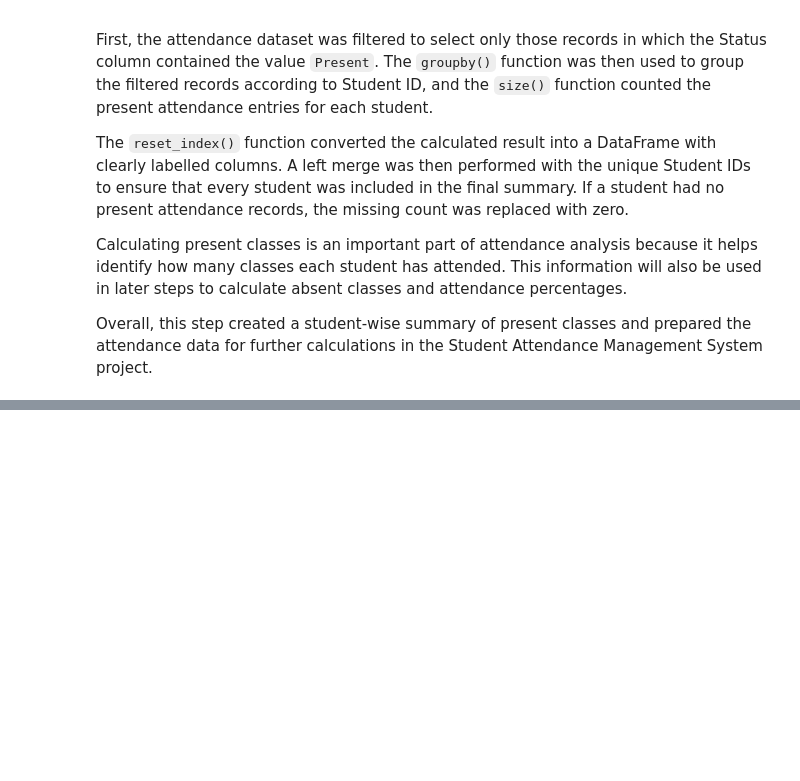
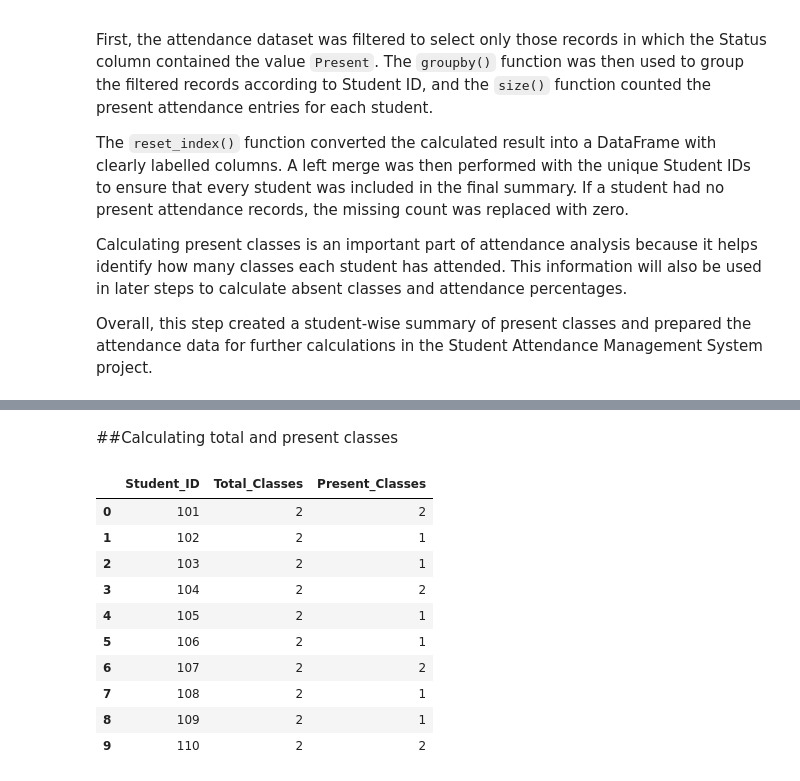
Before and after one commit to puja-200627/YBI_INTERNSHIP_PROJECTS, a Jupyter notebook: STUDENT_ATTENDANCE_MANAGEMENT_SYSTEM.ipynb, the cells around one changed output, grey strips where cells are left out. Cells and saved outputs as stored; diff of their text form; code cells hidden in the pictures; blank space fills up the shorter version.

```diff
--- a/STUDENT_ATTENDANCE_MANAGEMENT_SYSTEM.ipynb
+++ b/STUDENT_ATTENDANCE_MANAGEMENT_SYSTEM.ipynb
@@ -1398,0 +1405,68 @@ Overall, this step created a student-wise summary of present classes and prepare
+# %% [markdown]
+##Calculating total and present classes
+# %%
+import pandas as pd
+attendance_data = {
+    "Student_ID": [
+        101, 102, 103, 104, 105,
+        106, 107, 108, 109, 110,
+        101, 102, 103, 104, 105,
+        106, 107, 108, 109, 110
+    ],
+
+    "Date": [
+        "2026-09-01", "2026-09-01", "2026-09-01", "2026-09-01", "2026-09-01",
+        "2026-09-01", "2026-09-01", "2026-09-01", "2026-09-01", "2026-09-01",
+        "2026-09-02", "2026-09-02", "2026-09-02", "2026-09-02", "2026-09-02",
+        "2026-09-02", "2026-09-02", "2026-09-02", "2026-09-02", "2026-09-02"
+    ],
+
+    "Subject": [
+        "Python", "Python", "Python", "Python", "Python",
+        "Python", "Python", "Python", "Python", "Python",
+        "DBMS", "DBMS", "DBMS", "DBMS", "DBMS",
+        "DBMS", "DBMS", "DBMS", "DBMS", "DBMS"
+    ],
+
+    "Status": [
+        "Present", "Present", "Absent", "Present", "Present",
+        "Absent", "Present", "Present", "Absent", "Present",
+        "Present", "Absent", "Present", "Present", "Absent",
+        "Present", "Present", "Absent", "Present", "Present"
+    ]
+}
+
+attendance = pd.DataFrame(attendance_data)
+
+total_classes = attendance.groupby("Student_ID").size()
+
+present_classes = (
+    attendance[attendance["Status"] == "Present"]
+    .groupby("Student_ID")
+    .size()
+)
+
+attendance_summary = pd.DataFrame({
+    "Total_Classes": total_classes,
+    "Present_Classes": present_classes
+}).fillna(0)
+
+attendance_summary["Present_Classes"] = (
+    attendance_summary["Present_Classes"].astype(int)
+)
+
+attendance_summary = attendance_summary.reset_index()
+
+display(attendance_summary)
+# %% [output]
+|  | Student_ID | Total_Classes | Present_Classes |
+| 0 | 101 | 2 | 2 |
+| 1 | 102 | 2 | 1 |
+| 2 | 103 | 2 | 1 |
+| 3 | 104 | 2 | 2 |
+| 4 | 105 | 2 | 1 |
+| 5 | 106 | 2 | 1 |
+| 6 | 107 | 2 | 2 |
+| 7 | 108 | 2 | 1 |
+| 8 | 109 | 2 | 1 |
+| 9 | 110 | 2 | 2 |
```
Also changed, not shown: parts of 6 cells of this notebook.
